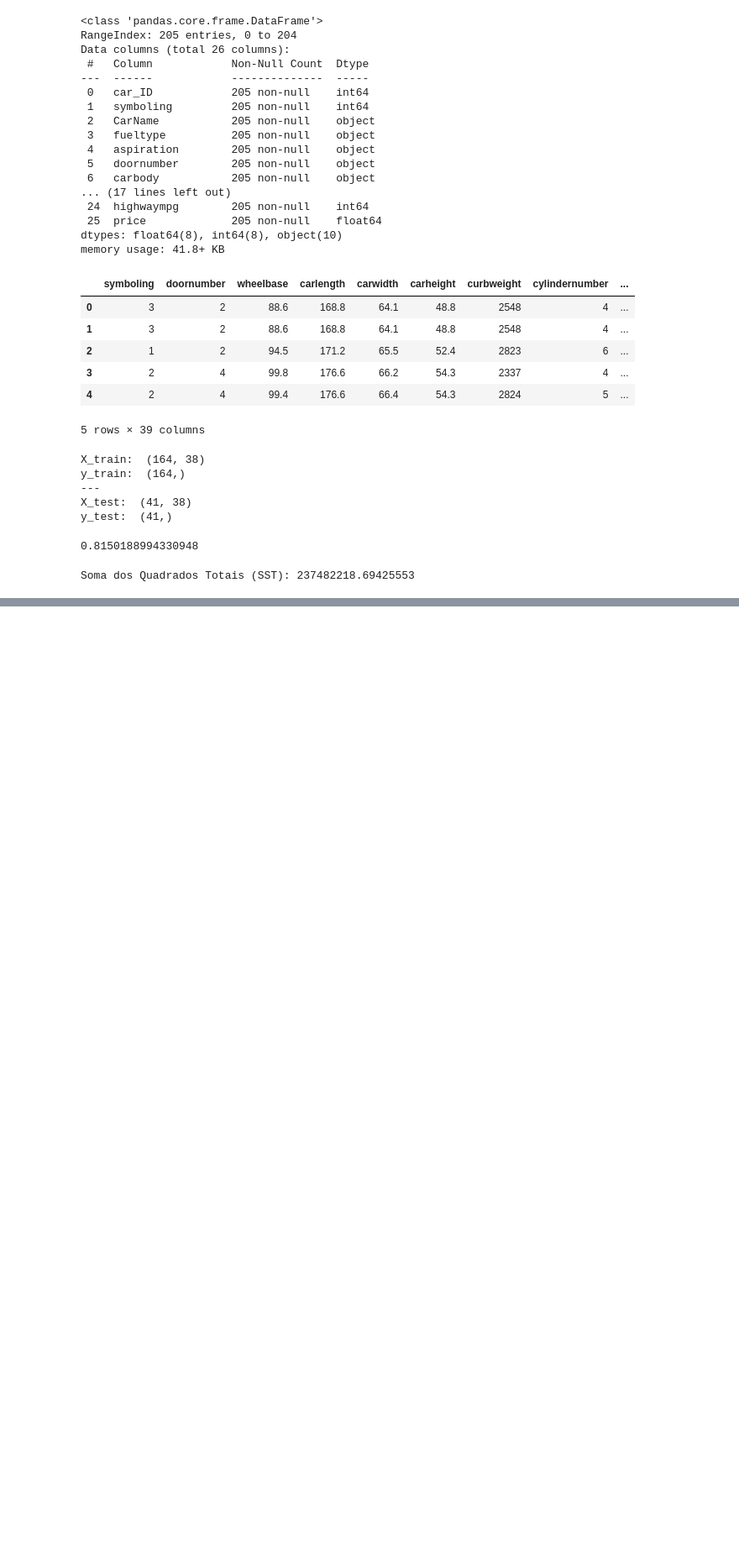
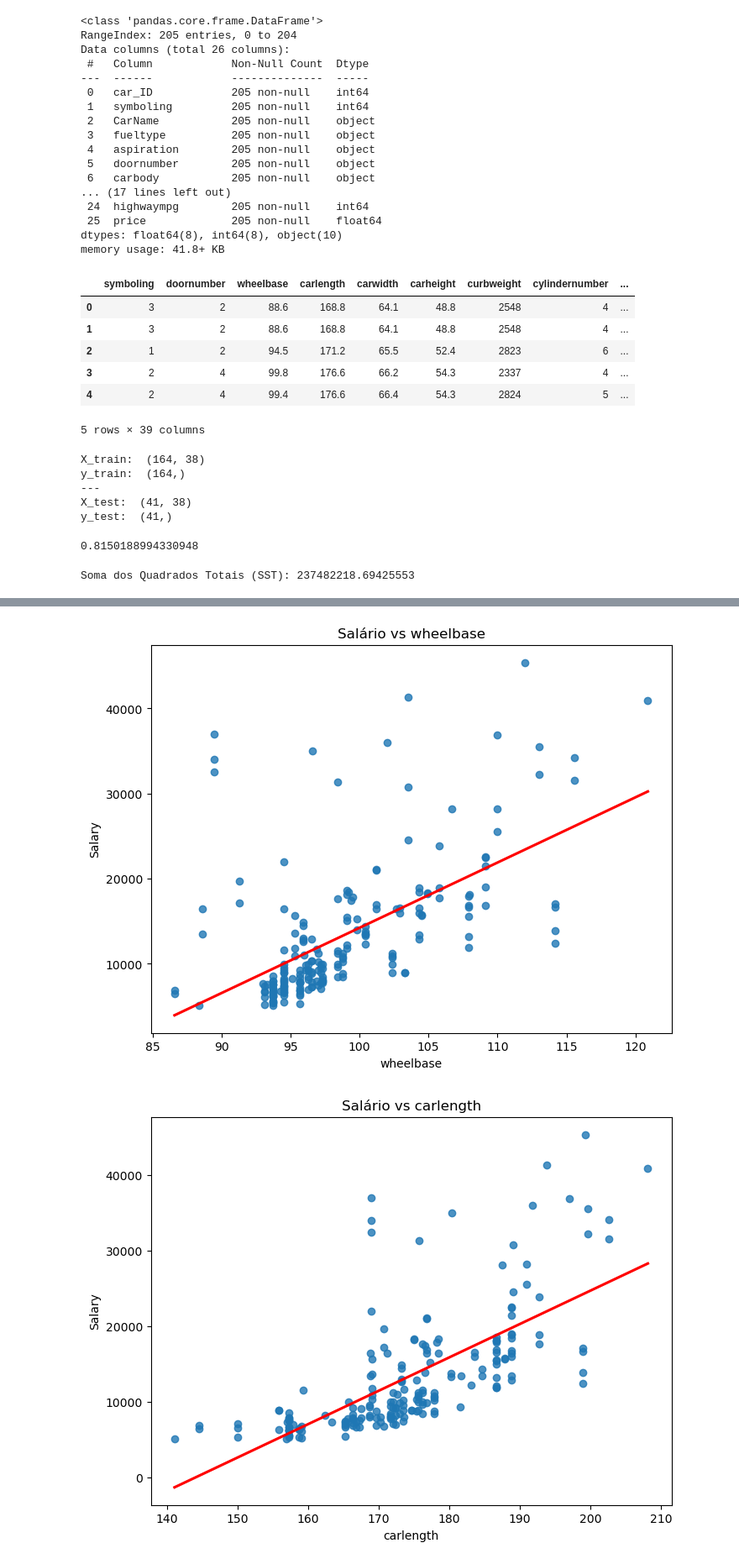
Before and after one commit to ianbitt/Linear_Reg, a Jupyter notebook: archive/CarPrice.ipynb, the cells around one changed output, grey strips where cells are left out. Shown at 84% size. Saved outputs shown, nothing was run; the diff lists cells and outputs as text; code cells hidden in the pictures; blank space fills up the shorter version.

```diff
--- a/archive/CarPrice.ipynb
+++ b/archive/CarPrice.ipynb
@@ -123,0 +135,15 @@ Soma dos Quadrados Totais (SST): 237482218.69425553
+# %%
+# Gráficos de dispersão para cada variável independente com alta taxa de correlação
+features = ['wheelbase', 'carlength', 'carwidth',
+       'carheight', 'curbweight', 'cylindernumber', 'enginesize','horsepower']  # Substitua pelos nomes reais das colunas
+
+for feature in features:
+    plt.figure(figsize=(8, 6))
+    sns.regplot(x=df[feature], y=df_encoded['price'], ci=None, line_kws={"color": "red"})
+    plt.title(f"Salário vs {feature}")
+    plt.xlabel(feature)
+    plt.ylabel("Salary")
+    plt.show()
+# %% [output]
+[figure, added]
+[figure, added]
```
Also changed, not shown: parts of 3 cells of this notebook.
